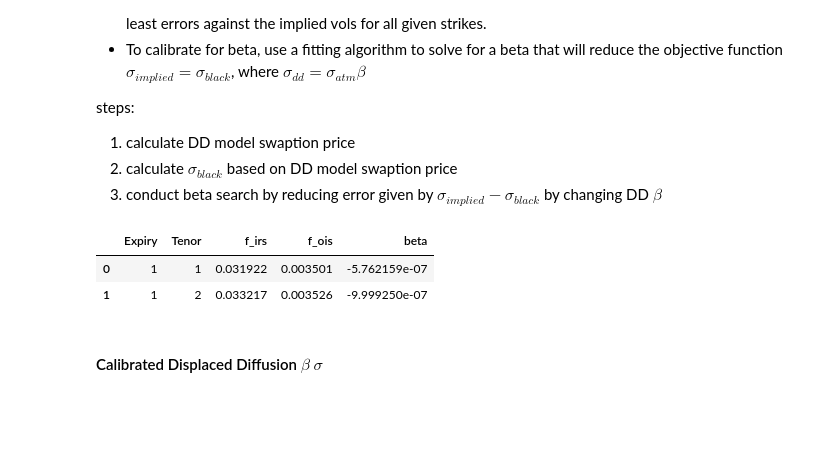
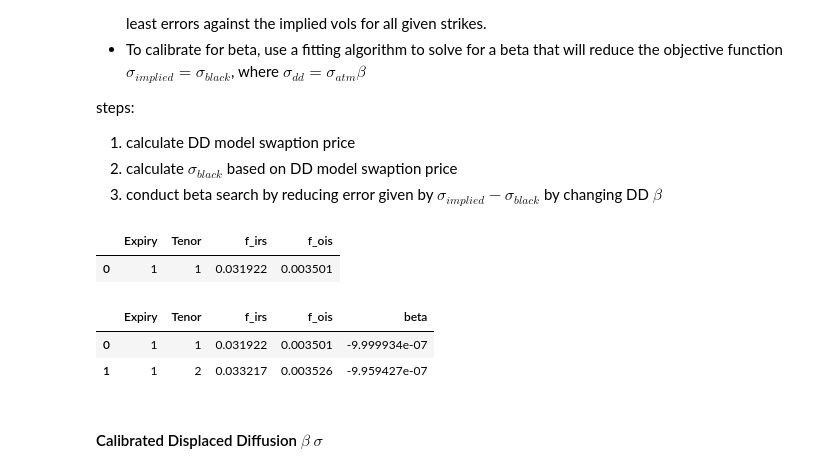
Before and after one commit to changjulian17/mqf_practice, a Jupyter notebook: QF605_Fixed_Income/Project/Part_2.ipynb, the cells around one changed output. Drawn from its saved outputs; the diff is of its cells as text; code cells hidden in the pictures; blank space fills up the shorter version.

```diff
--- a/QF605_Fixed_Income/Project/Part_2.ipynb
+++ b/QF605_Fixed_Income/Project/Part_2.ipynb
@@ -20,5 +20,5 @@ swaption[swaption.columns[2:]] /= 100   # scale percentage IV to fraction
 fsr = pd.read_csv('./data/fsr.csv')\
         .rename(columns={'start': "Expiry",
                          'tenor': "Tenor"}) # load forward swap rates
-ois = pd.read_csv('./data/ois.csv')     # load discounting curve
+ois = pd.read_csv('./data/irs.csv')     # load discounting curve
 df_irs_fwd = pd.read_csv('./data/irs_fwd.csv')     # load discounting curve
@@ -78,7 +82,7 @@ def pvbp(expiry, tenor):
     t = expiry
     T = expiry + tenor
     delta_t = 0.5
-    sum_df = (ois.loc[(ois.years > t) & (ois.years <= T)]).df.sum()
+    sum_df = (ois.loc[(ois.years > t) & (ois.years <= T)]).ois_df.sum()
 
     return delta_t * sum_df
 
@@ -124,7 +128,7 @@ def implied_black_volatility(F, K, expiry, tenor, model_price, tol=1e-6):
         tenor: tenor of underlying swap in years
     """
     sigma_min, sigma_max = -1e-6, 5.0
-    if F < K:
+    if F > K:
         fn_black_normal = black76_rec
     else:
         fn_black_normal = black76_pay
@@ -145,12 +149,12 @@ def dd_valuation(F, K, expiry, tenor, sigma_atm, beta):
         sigma: ATM vol for this expiry
         beta: DD beta
     """
-    if F < K:
+    if F > K:
         fn_black_normal = black76_rec
     else:
         fn_black_normal = black76_pay
 
-    return fn_black_normal(F/beta, K + (1-beta)/beta*F, expiry, tenor, sigma_atm * beta)
+    return fn_black_normal(F/beta, K + ((1-beta)/beta)*F, expiry, tenor, sigma_atm * beta)
 
 def fn_dd_err(beta, F, arr_K, arr_sigma, expiry, tenor, sigma_atm):
     """
@@ -182,37 +211,42 @@ steps:
 1. calculate DD model swaption price
 2. calculate $\sigma_{black}$ based on DD model swaption price
 3. conduct beta search by reducing error given by $\sigma_{implied} - \sigma_{black}$ by changing DD $\beta$
+# %%
+fsr.head(1)
+# %% [output]
+|  | Expiry | Tenor | f_irs | f_ois |
+| 0 | 1 | 1 | 0.031922 | 0.003501 |
 # %%
 ls_beta =[]
 
 for row_idx in range(len(fsr)):
   F = fsr['f_irs'][row_idx]
   expiry = fsr['Expiry'][row_idx]
   tenor = fsr['Tenor'][row_idx]
   arr_K = df_strike.iloc[row_idx][2:].values.astype('float')
   arr_sigma = swaption.iloc[row_idx][2:].values.astype('float')
   sigma_atm = arr_sigma[5]
-  beta_guess = 0.5
+  beta_guess = 0.7
 
   res = least_squares(fn_dd_err,
                 beta_guess,
                 bounds=(-1e-6,1),
               args=(F,
                     arr_K,
                     arr_sigma,
                     expiry,
                     tenor,
                     sigma_atm))
   ls_beta.append(res.x[0])
 
   beta_guess = res
 
 fsr['beta'] = ls_beta
 fsr.head(2)
 # %% [output]
 |  | Expiry | Tenor | f_irs | f_ois | beta |
-| 0 | 1 | 1 | 0.031922 | 0.003501 | -5.762159e-07 |
-| 1 | 1 | 2 | 0.033217 | 0.003526 | -9.999250e-07 |
+| 0 | 1 | 1 | 0.031922 | 0.003501 | -9.999934e-07 |
+| 1 | 1 | 2 | 0.033217 | 0.003526 | -9.959427e-07 |
 # %% [markdown]
 #### Calibrated Displaced Diffusion $\beta \ \sigma$
 # %%
```
Also changed, not shown: parts of 11 cells of this notebook, 17 other files.
